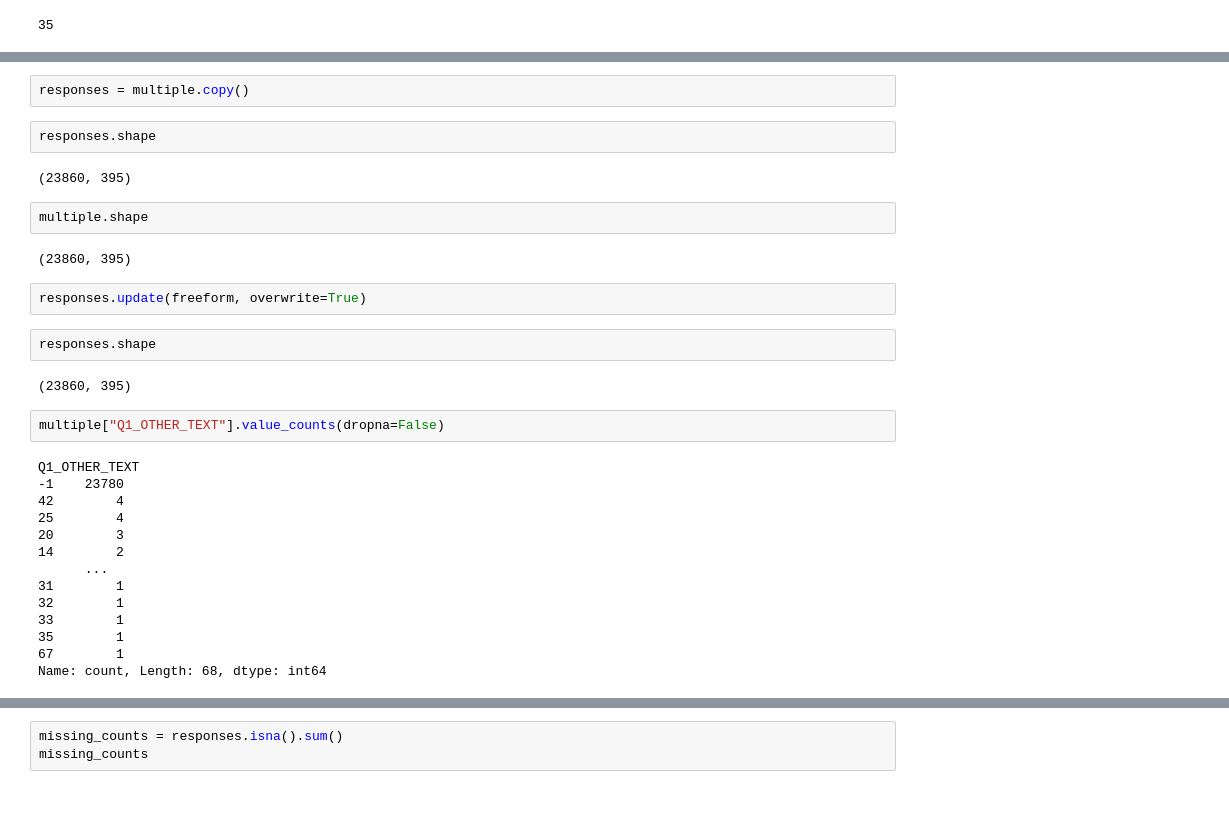
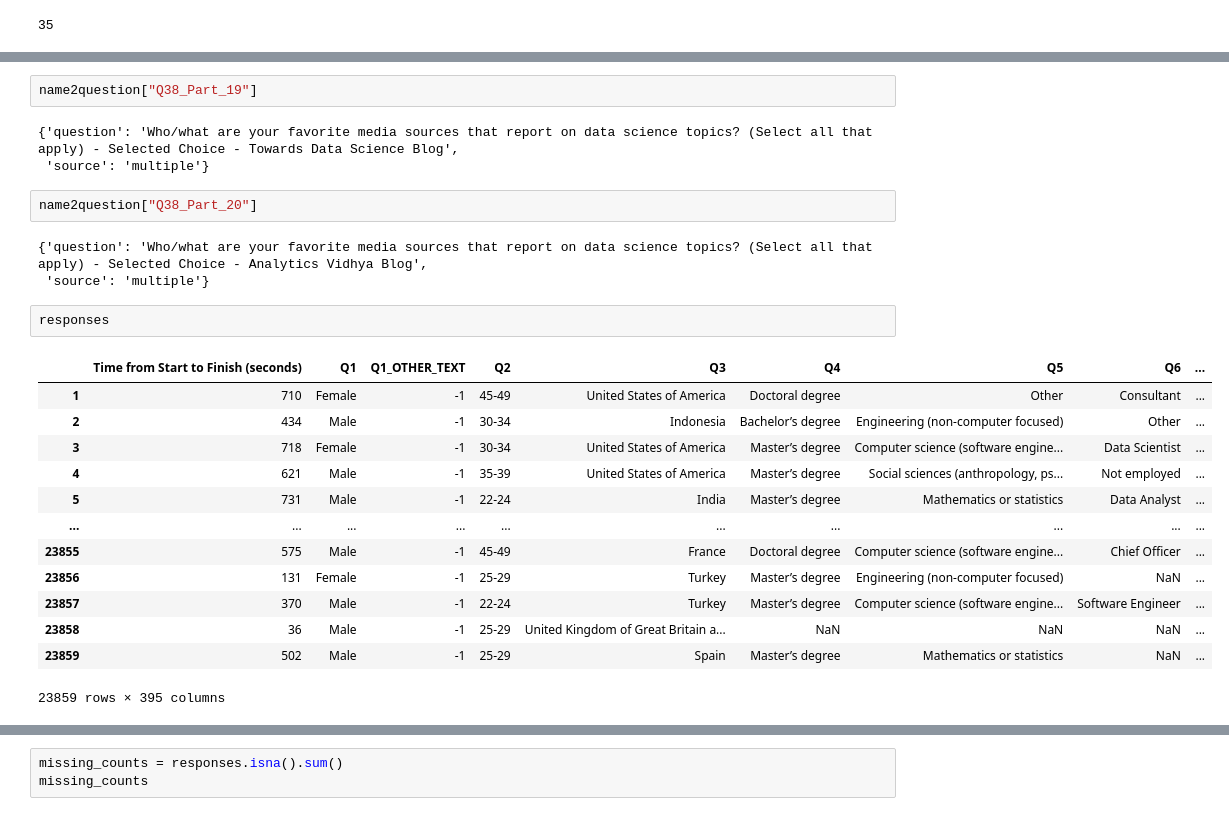
Before and after one commit to KhubbatulinMark/sber-21-rudn, a Jupyter notebook: solutions/03-assignment-solution.ipynb, the cells around one changed output, grey strips where cells are left out. Saved outputs shown, nothing was run; the diff lists cells and outputs as text.

Commit message:
Update notebook content and structure; change subproject commit to dirty state. Enhance exploratory data analysis section with new tasks and visualizations.

```diff
--- a/solutions/03-assignment-solution.ipynb
+++ b/solutions/03-assignment-solution.ipynb
@@ -58,32 +293,26 @@ len(over_lapper_columns)
+# %%
+name2question["Q38_Part_19"]
+# %% [output]
+{'question': 'Who/what are your favorite media sources that report on data science topics? (Select all that apply) - Selected Choice - Towards Data Science Blog',
+ 'source': 'multiple'}
+# %%
+name2question["Q38_Part_20"]
+# %% [output]
+{'question': 'Who/what are your favorite media sources that report on data science topics? (Select all that apply) - Selected Choice - Analytics Vidhya Blog',
+ 'source': 'multiple'}
 # %%
-responses = multiple.copy()
+responses
+# %% [output]
+|  | Time from Start to Finish (seconds) | Q1 | Q1_OTHER_TEXT | Q2 | Q3 | Q4 | Q5 | Q6 | ... |
+| 1 | 710 | Female | -1 | 45-49 | United States of America | Doctoral degree | Other | Consultant | ... |
+| 2 | 434 | Male | -1 | 30-34 | Indonesia | Bachelor’s degree | Engineering (non-computer focused) | Other | ... |
+| 3 | 718 | Female | -1 | 30-34 | United States of America | Master’s degree | Computer science (software engine... | Data Scientist | ... |
+| 4 | 621 | Male | -1 | 35-39 | United States of America | Master’s degree | Social sciences (anthropology, ps... | Not employed | ... |
+| 5 | 731 | Male | -1 | 22-24 | India | Master’s degree | Mathematics or statistics | Data Analyst | ... |
+| ... | ... | ... | ... | ... | ... | ... | ... | ... | ... |
+| 23855 | 575 | Male | -1 | 45-49 | France | Doctoral degree | Computer science (software engine... | Chief Officer | ... |
+| 23856 | 131 | Female | -1 | 25-29 | Turkey | Master’s degree | Engineering (non-computer focused) | NaN | ... |
+| 23857 | 370 | Male | -1 | 22-24 | Turkey | Master’s degree | Computer science (software engine... | Software Engineer | ... |
+| 23858 | 36 | Male | -1 | 25-29 | United Kingdom of Great Britain a... | NaN | NaN | NaN | ... |
+| 23859 | 502 | Male | -1 | 25-29 | Spain | Master’s degree | Mathematics or statistics | NaN | ... |
+23859 rows × 395 columns
-# %%
-responses.shape
-# %% [output]
-(23860, 395)
-# %%
-multiple.shape
-# %% [output]
-(23860, 395)
-# %%
-responses.update(freeform, overwrite=True)
-# %%
-responses.shape
-# %% [output]
-(23860, 395)
-# %%
-multiple["Q1_OTHER_TEXT"].value_counts(dropna=False)
-# %% [output]
-Q1_OTHER_TEXT
--1    23780
-42        4
-25        4
-20        3
-14        2
-      ...
-31        1
-32        1
-33        1
-35        1
-67        1
-Name: count, Length: 68, dtype: int64
```
Also changed, not shown: parts of 37 cells of this notebook.
